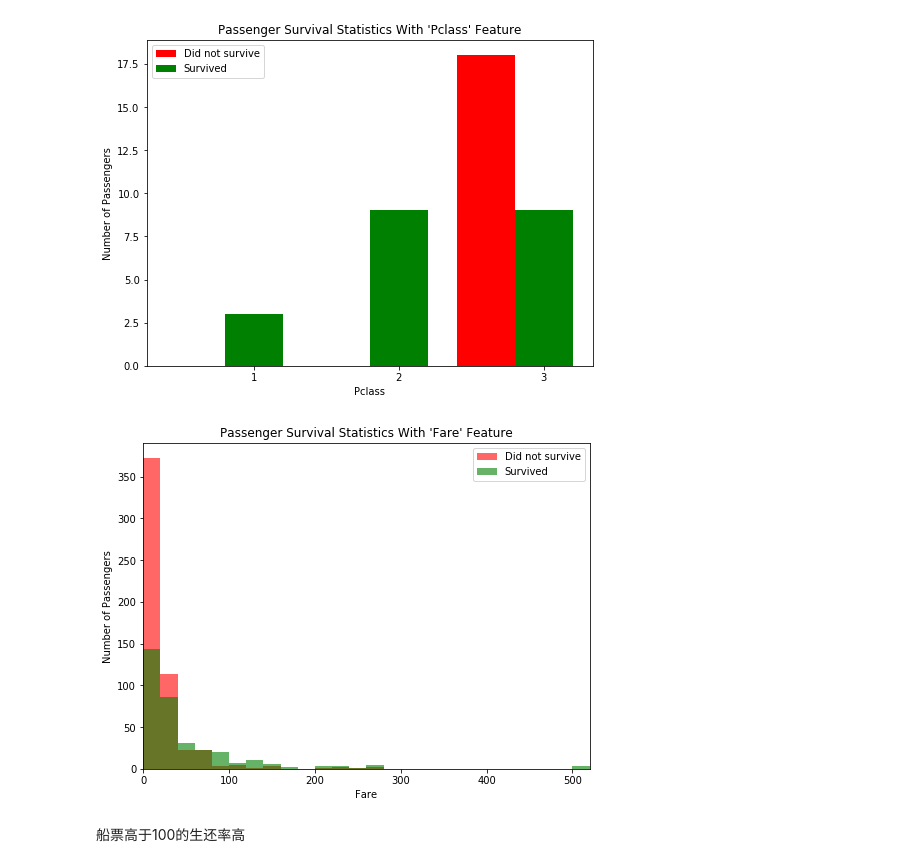
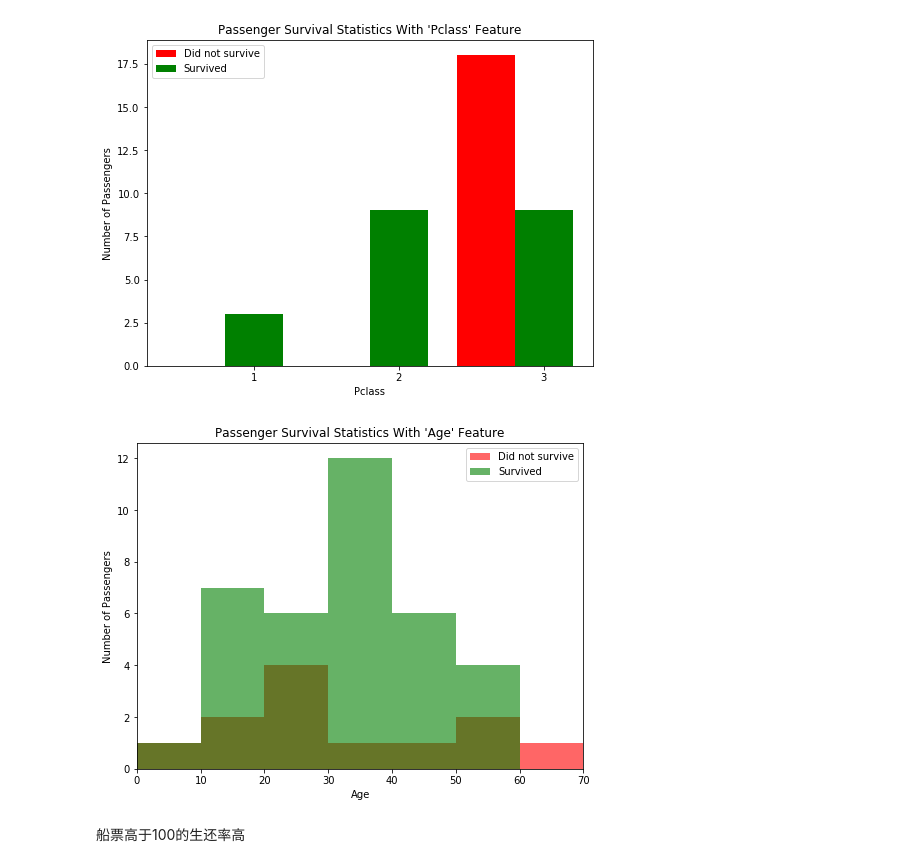
Before and after one commit to zjplus/titanic_survival_exploration, a Jupyter notebook: titanic_survival_exploration.ipynb, the cells around one changed output. Drawn from its saved outputs; the diff is of its cells as text; code cells hidden in the pictures.

```diff
--- a/titanic_survival_exploration.ipynb
+++ b/titanic_survival_exploration.ipynb
@@ -236,9 +236,9 @@ survival_stats(data, outcomes, 'Pclass', ["Sex == 'male'", "Age < 15"])
 # %% [output]
 [figure]
 # %%
-survival_stats(data, outcomes, "Fare")
+survival_stats(data, outcomes,"Age", ["Fare > 100"])
 # %% [output]
-[figure, old version]
+[figure, new version]
 # %% [markdown]
 船票高于100的生还率高
 # %%
```
Also changed, not shown: parts of 9 cells of this notebook, 1 other file.
